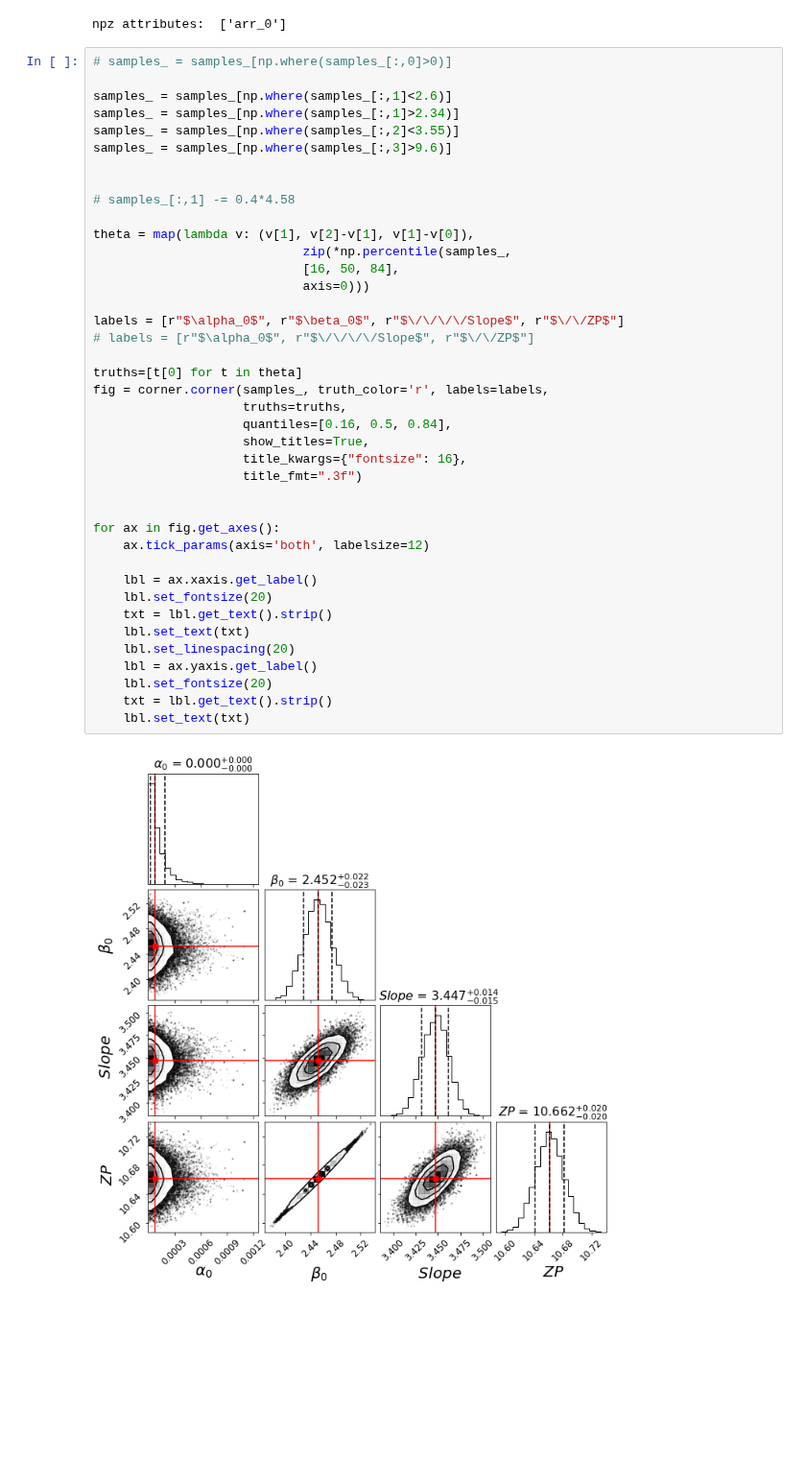
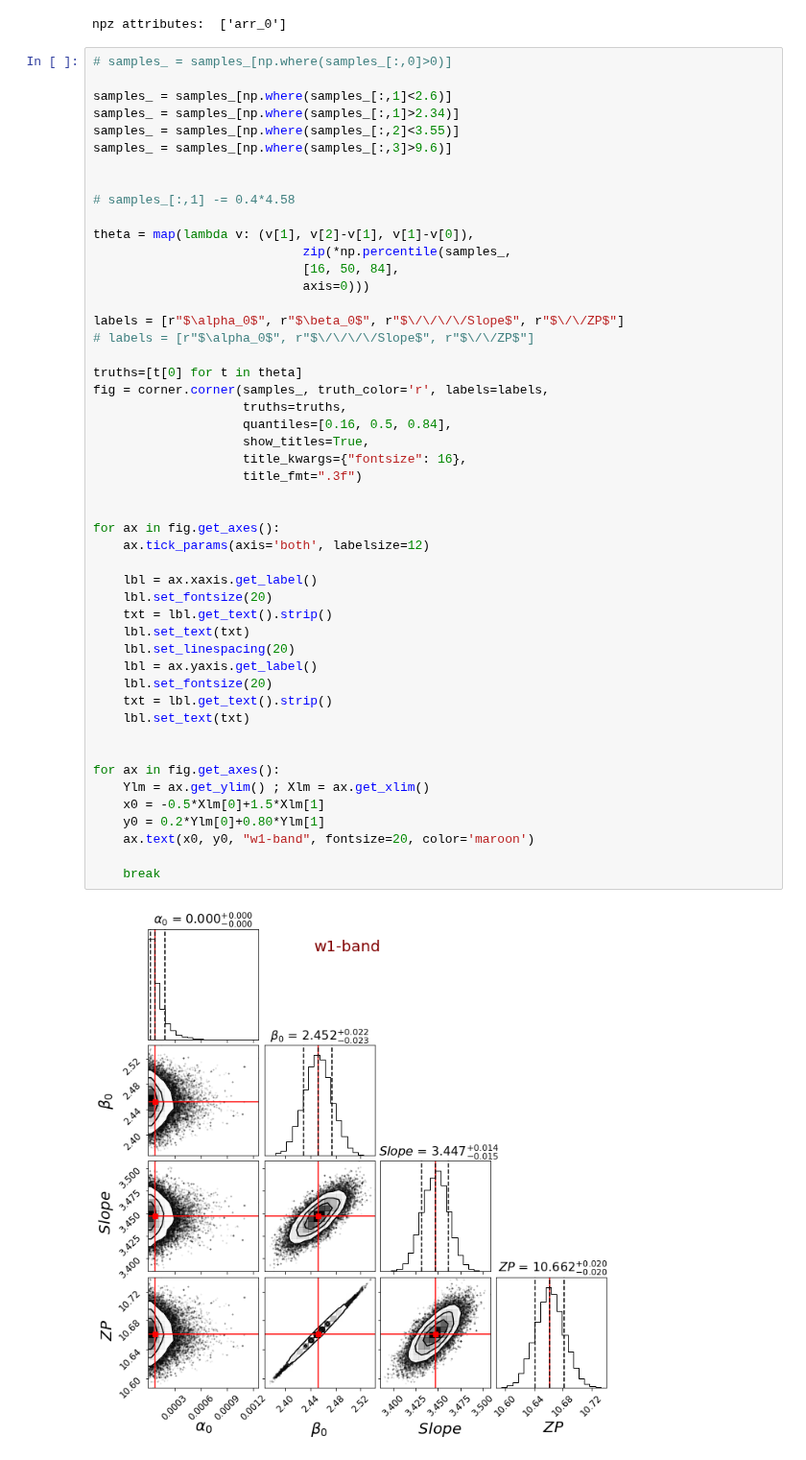
Before and after one commit to ekourkchi/test_TFRcatal, a Jupyter notebook: fit_MLratio_w1_iw1.ipynb, the cells around one changed output. Shown at 96% size. Cells and saved outputs as stored; diff of their text form; blank space fills up the shorter version.

Commit message:
labeling MCMC posterior diagrams

```diff
--- a/fit_MLratio_w1_iw1.ipynb
+++ b/fit_MLratio_w1_iw1.ipynb
@@ -332,31 +332,40 @@ samples_ = samples_[np.where(samples_[:,3]>9.6)]
 theta = map(lambda v: (v[1], v[2]-v[1], v[1]-v[0]),
                             zip(*np.percentile(samples_,
                             [16, 50, 84],
                             axis=0)))
 
 labels = [r"$\alpha_0$", r"$\beta_0$", r"$\/\/\/\/Slope$", r"$\/\/ZP$"]
 # labels = [r"$\alpha_0$", r"$\/\/\/\/Slope$", r"$\/\/ZP$"]
 
 truths=[t[0] for t in theta]
 fig = corner.corner(samples_, truth_color='r', labels=labels,
                     truths=truths,
                     quantiles=[0.16, 0.5, 0.84],
                     show_titles=True,
                     title_kwargs={"fontsize": 16},
                     title_fmt=".3f")
 
 
 for ax in fig.get_axes():
     ax.tick_params(axis='both', labelsize=12)
 
     lbl = ax.xaxis.get_label()
     lbl.set_fontsize(20)
     txt = lbl.get_text().strip()
     lbl.set_text(txt)
     lbl.set_linespacing(20)
     lbl = ax.yaxis.get_label()
     lbl.set_fontsize(20)
     txt = lbl.get_text().strip()
     lbl.set_text(txt)
+
+
+for ax in fig.get_axes():
+    Ylm = ax.get_ylim() ; Xlm = ax.get_xlim()
+    x0 = -0.5*Xlm[0]+1.5*Xlm[1]
+    y0 = 0.2*Ylm[0]+0.80*Ylm[1]
+    ax.text(x0, y0, "w1-band", fontsize=20, color='maroon')
+
+    break
 # %% [output]
-[figure, old version]
+[figure, new version]
```
Also changed, not shown: 2 other files.
